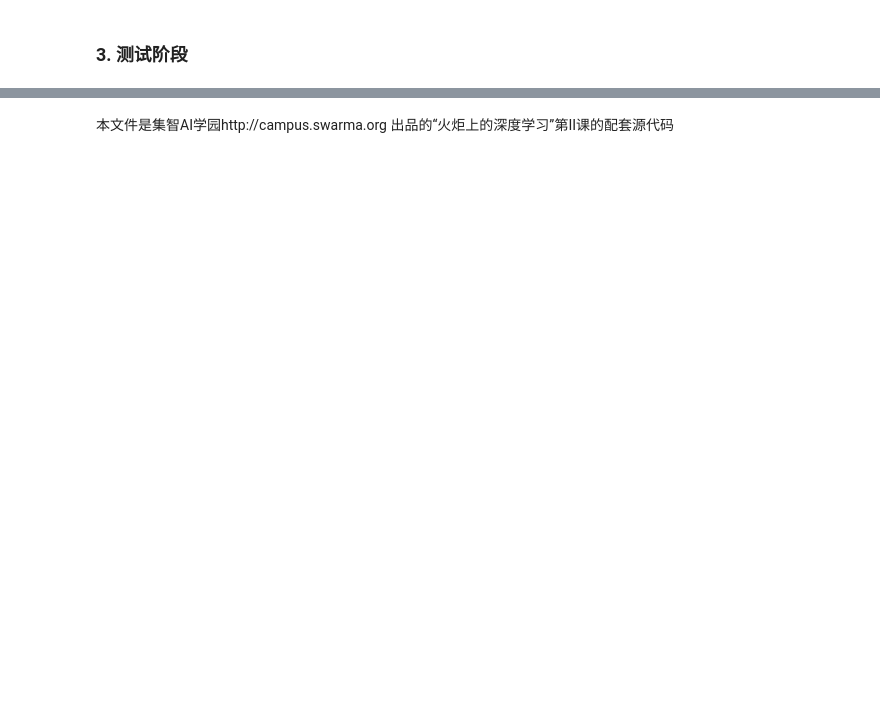
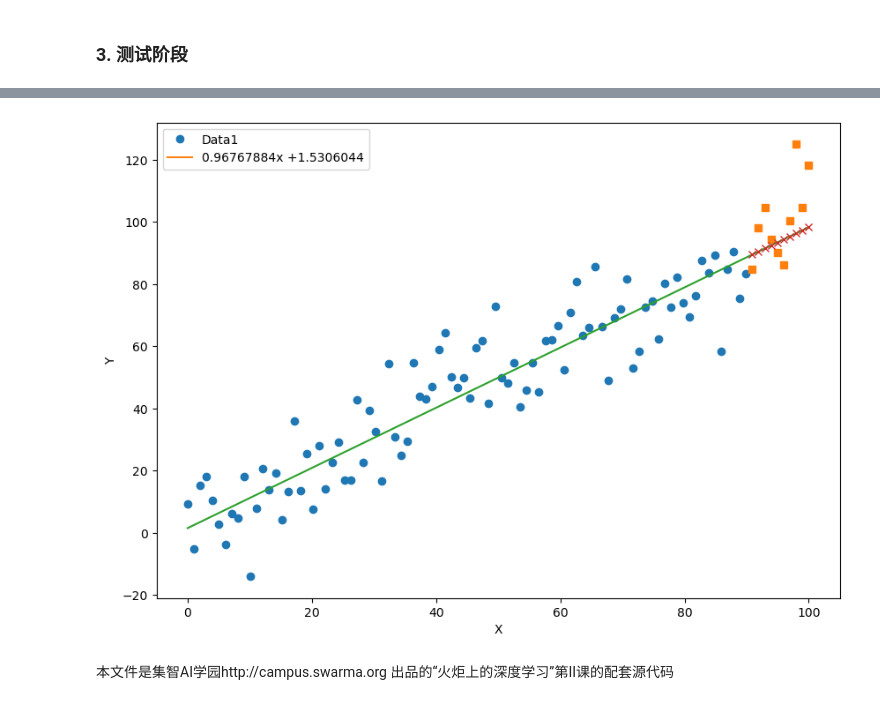
Before and after one commit to vavi/book_DeepLearning_in_PyTorch_Source, a Jupyter notebook: 02_DL_meets_PyTorch/初识PyTorch basics.ipynb, the cells around one changed output, grey strips where cells are left out. Cells and saved outputs as stored; diff of their text form; code cells hidden in the pictures; blank space fills up the shorter version.

```diff
--- a/02_DL_meets_PyTorch/初识PyTorch basics.ipynb
+++ b/02_DL_meets_PyTorch/初识PyTorch basics.ipynb
@@ -228,17 +443,19 @@ predictions #输出
 # %%
 x_data = x_train.data.numpy() # 获得x包裹的数据
 x_pred = x_test.data.numpy()
 plt.figure(figsize = (10, 7)) #设定绘图窗口大小
 plt.plot(x_data, y_train.data.numpy(), 'o') # 绘制训练数据
-plt.plot(x_pred, y_test.data.numpy(), 's') # 绘制测试数据
+plt.plot(x_pred, y_test.data.numpy(), 'p') # 绘制测试数据
 x_data = np.r_[x_data, x_test.data.numpy()]
 plt.plot(x_data, a.data.numpy() * x_data + b.data.numpy())  #绘制拟合数据
-plt.plot(x_pred, a.data.numpy() * x_pred + b.data.numpy(), 'o') #绘制预测数据
+plt.plot(x_pred, a.data.numpy() * x_pred + b.data.numpy(), 'x') #绘制预测数据
 plt.xlabel('X') #更改坐标轴标注
 plt.ylabel('Y') #更改坐标轴标注
 str1 = str(a.data.numpy()[0]) + 'x +' + str(b.data.numpy()[0]) #图例信息
-plt.legend([xplot, yplot],['Data', str1]) #绘制图例
+plt.legend([xplot, yplot],['Data1', str1]) #绘制图例
 plt.show()
+# %% [output]
+[figure, added]
 # %% [markdown]
 
 本文件是集智AI学园http://campus.swarma.org 出品的“火炬上的深度学习”第II课的配套源代码
```
Also changed, not shown: parts of 30 cells of this notebook, 3 other files.
